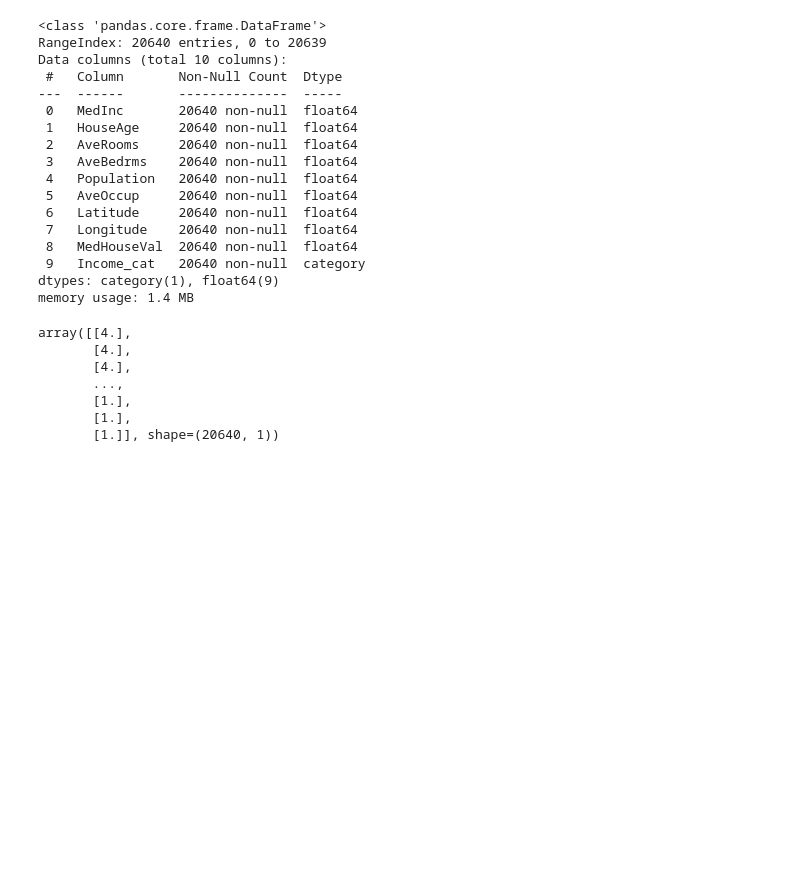
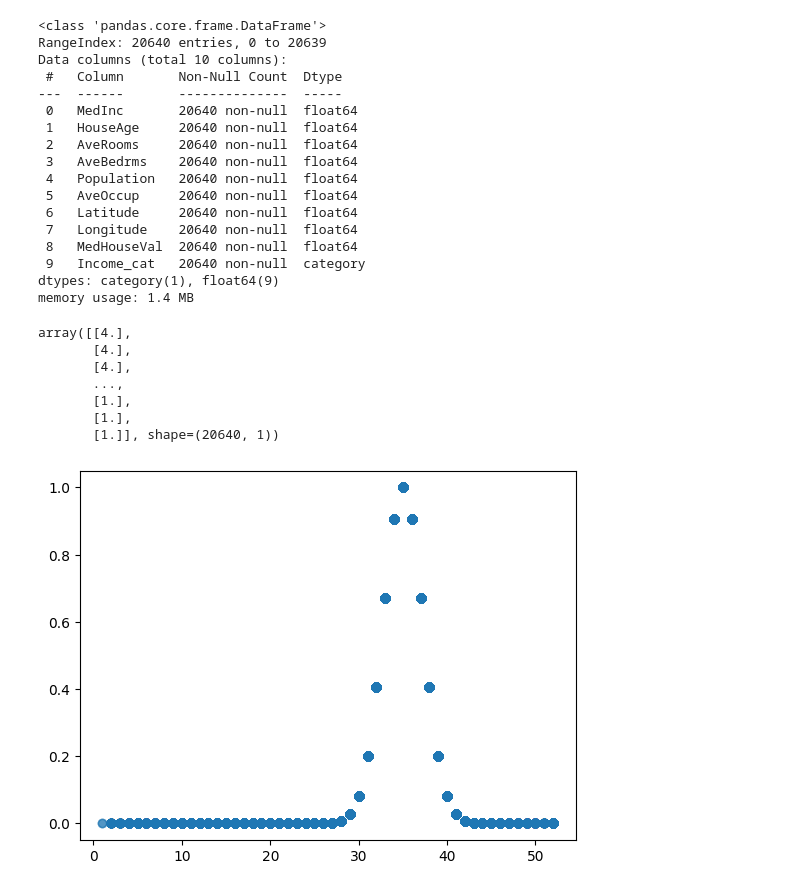
Before and after one commit to lolshark99/Working-on-data-using-pandas-python-, a Jupyter notebook: CALI HOUSING.ipynb, the cells around one changed output. Saved outputs shown, nothing was run; the diff lists cells and outputs as text; code cells hidden in the pictures; blank space fills up the shorter version.

```diff
--- a/CALI HOUSING.ipynb
+++ b/CALI HOUSING.ipynb
@@ -202,3 +202,11 @@ array([[4.],
        [1.],
        [1.],
        [1.]], shape=(20640, 1))
+# %%
+from sklearn.metrics.pairwise import rbf_kernel
+age_simil_35 = rbf_kernel(data_set[["HouseAge"]] , [[35]] , gamma = 0.1)
+plt.scatter(data_set["HouseAge"], age_simil_35, alpha=0.3)
+age_simil_35 = age_simil_35.ravel()
+plt.show()
+# %% [output]
+[figure, added]
```
